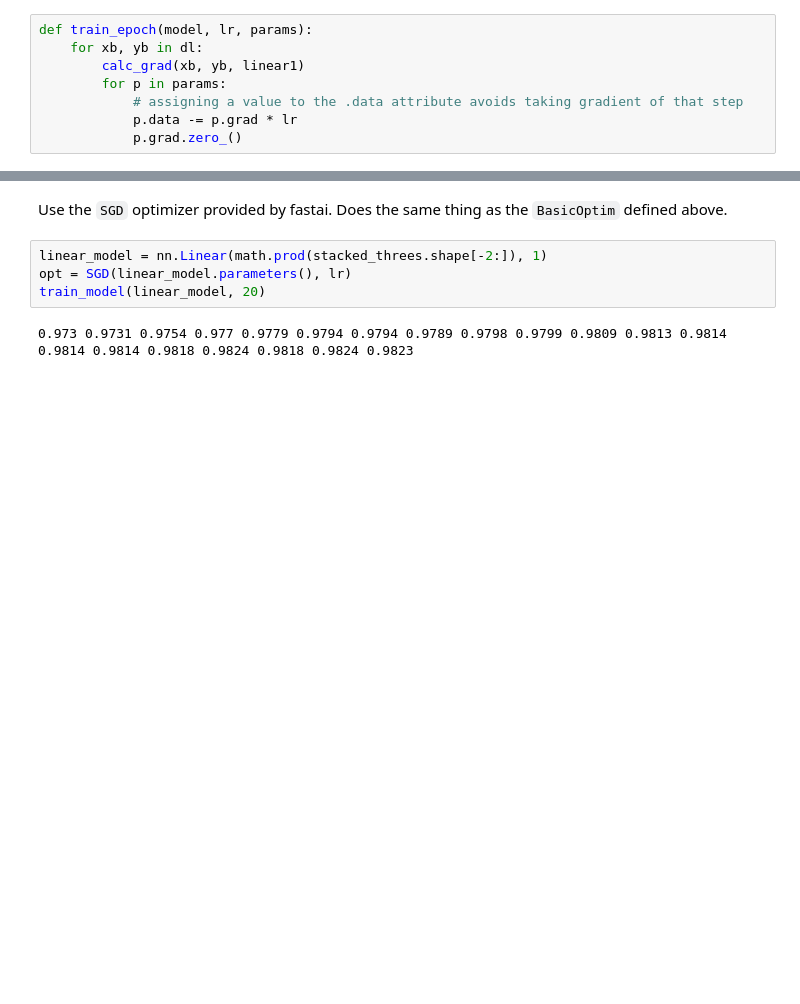
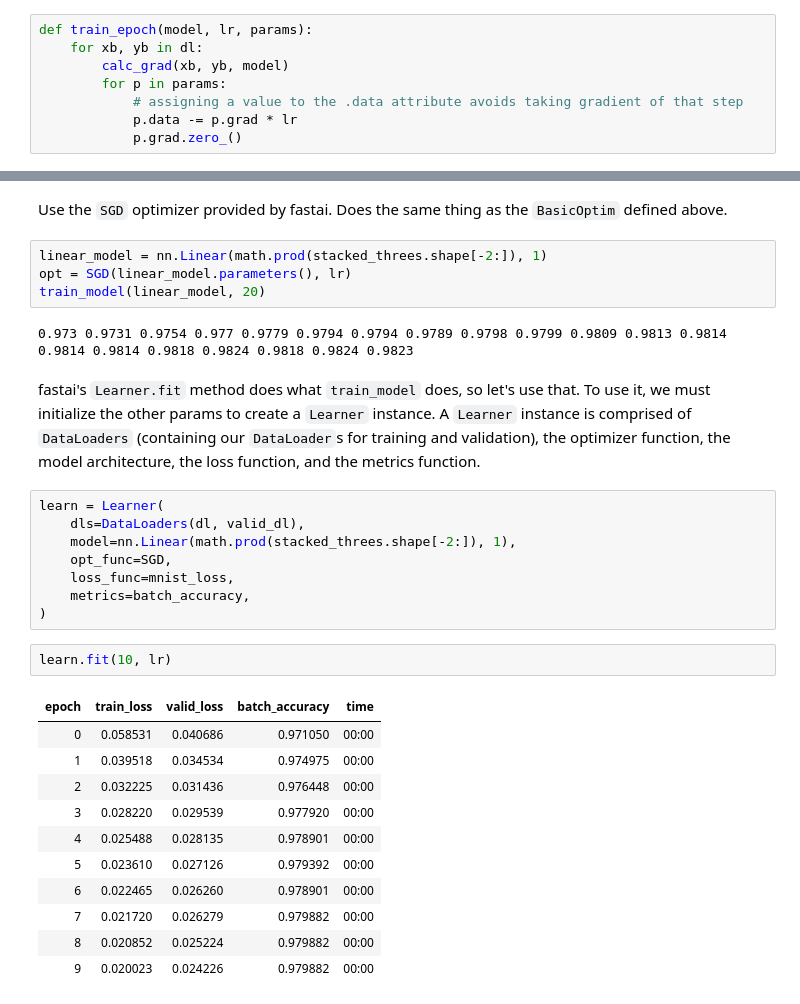
Before and after one commit to CodeWithOz/fastai-deep-learn-coders, a Jupyter notebook: ch_04_mnist_pt2.ipynb, the cells around one changed output, grey strips where cells are left out. Cells and saved outputs as stored; diff of their text form; blank space fills up the shorter version.

```diff
--- a/ch_04_mnist_pt2.ipynb
+++ b/ch_04_mnist_pt2.ipynb
@@ -410,7 +410,7 @@ tensor([0.])
 # %%
 def train_epoch(model, lr, params):
     for xb, yb in dl:
-        calc_grad(xb, yb, linear1)
+        calc_grad(xb, yb, model)
         for p in params:
             # assigning a value to the .data attribute avoids taking gradient of that step
             p.data -= p.grad * lr
@@ -526,3 +525,27 @@ opt = SGD(linear_model.parameters(), lr)
 train_model(linear_model, 20)
 # %% [output]
 0.973 0.9731 0.9754 0.977 0.9779 0.9794 0.9794 0.9789 0.9798 0.9799 0.9809 0.9813 0.9814 0.9814 0.9814 0.9818 0.9824 0.9818 0.9824 0.9823
+# %% [markdown]
+fastai's `Learner.fit` method does what `train_model` does, so let's use that. To use it, we must initialize the other params to create a `Learner` instance. A `Learner` instance is comprised of `DataLoaders` (containing our `DataLoader`s for training and validation), the optimizer function, the model architecture, the loss function, and the metrics function.
+# %%
+learn = Learner(
+    dls=DataLoaders(dl, valid_dl),
+    model=nn.Linear(math.prod(stacked_threes.shape[-2:]), 1),
+    opt_func=SGD,
+    loss_func=mnist_loss,
+    metrics=batch_accuracy,
+)
+# %%
+learn.fit(10, lr)
+# %% [output]
+| epoch | train_loss | valid_loss | batch_accuracy | time |
+| 0 | 0.058531 | 0.040686 | 0.971050 | 00:00 |
+| 1 | 0.039518 | 0.034534 | 0.974975 | 00:00 |
+| 2 | 0.032225 | 0.031436 | 0.976448 | 00:00 |
+| 3 | 0.028220 | 0.029539 | 0.977920 | 00:00 |
+| 4 | 0.025488 | 0.028135 | 0.978901 | 00:00 |
+| 5 | 0.023610 | 0.027126 | 0.979392 | 00:00 |
+| 6 | 0.022465 | 0.026260 | 0.978901 | 00:00 |
+| 7 | 0.021720 | 0.026279 | 0.979882 | 00:00 |
+| 8 | 0.020852 | 0.025224 | 0.979882 | 00:00 |
+| 9 | 0.020023 | 0.024226 | 0.979882 | 00:00 |
```
Also changed, not shown: parts of 16 cells of this notebook.
